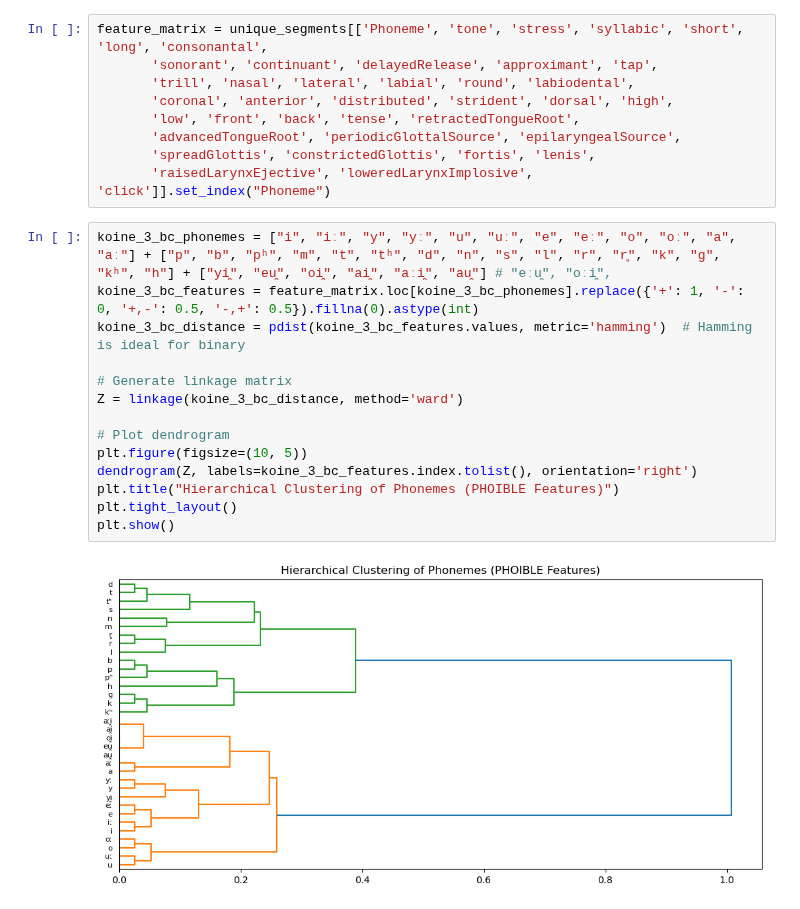
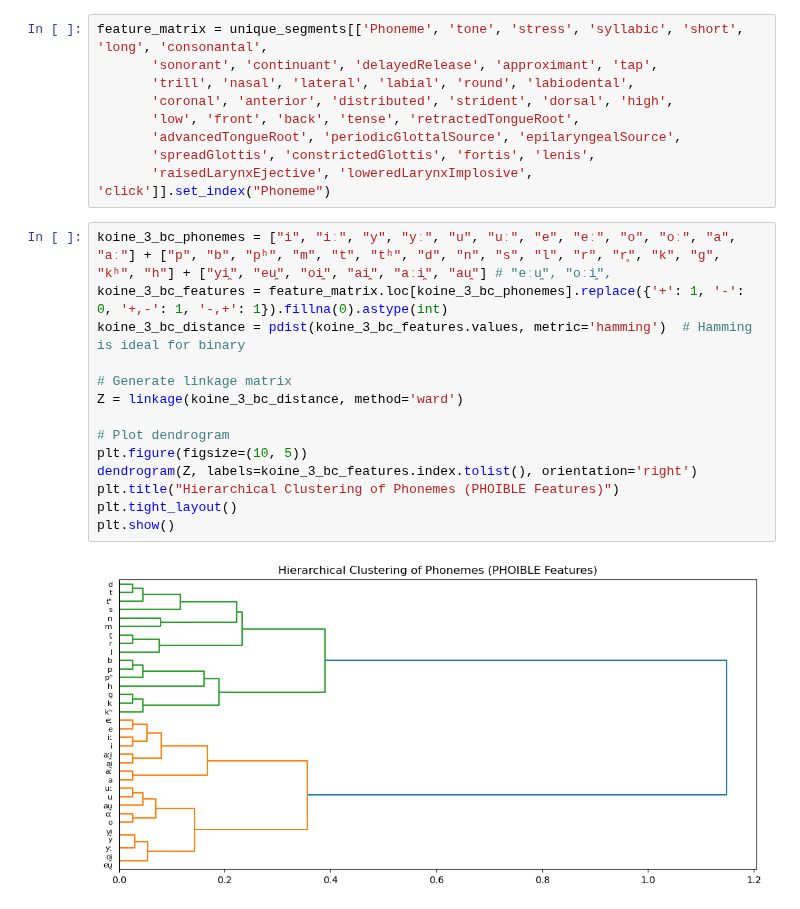
Before and after one commit to kmein/greek-coptic, a Jupyter notebook: features.ipynb, the cells around one changed output. Drawn from its saved outputs; the diff is of its cells as text.

```diff
--- a/features.ipynb
+++ b/features.ipynb
@@ -18,19 +19,19 @@ feature_matrix = unique_segments[['Phoneme', 'tone', 'stress', 'syllabic', 'shor
        'raisedLarynxEjective', 'loweredLarynxImplosive', 'click']].set_index("Phoneme")
 # %%
 koine_3_bc_phonemes = ["i", "iː", "y", "yː", "u", "uː", "e", "eː", "o", "oː", "a", "aː"] + ["p", "b", "pʰ", "m", "t", "tʰ", "d", "n", "s", "l", "r", "r̥", "k", "ɡ", "kʰ", "h"] + ["yi̯", "eu̯", "oi̯", "ai̯", "aːi̯", "au̯"] # "eːu̯", "oːi̯",
-koine_3_bc_features = feature_matrix.loc[koine_3_bc_phonemes].replace({'+': 1, '-': 0, '+,-': 0.5, '-,+': 0.5}).fillna(0).astype(int)
+koine_3_bc_features = feature_matrix.loc[koine_3_bc_phonemes].replace({'+': 1, '-': 0, '+,-': 1, '-,+': 1}).fillna(0).astype(int)
 koine_3_bc_distance = pdist(koine_3_bc_features.values, metric='hamming')  # Hamming is ideal for binary
 
 # Generate linkage matrix
 Z = linkage(koine_3_bc_distance, method='ward')
 
 # Plot dendrogram
 plt.figure(figsize=(10, 5))
 dendrogram(Z, labels=koine_3_bc_features.index.tolist(), orientation='right')
 plt.title("Hierarchical Clustering of Phonemes (PHOIBLE Features)")
 plt.tight_layout()
 plt.show()
 # %% [output]
-[figure, old version]
+[figure, new version]
 # %%
 koine_2_bc_phonemes = ["i", "y", "u", "e̝", "e̞", "o̞", "ø", "a"] + ["p", "b", "pʰ", "m", "t", "tʰ", "d", "n", "s", "z", "l", "r", "r̥", "k", "ɣ", "kʰ", "h"]
```
Also changed, not shown: parts of 11 cells of this notebook.
